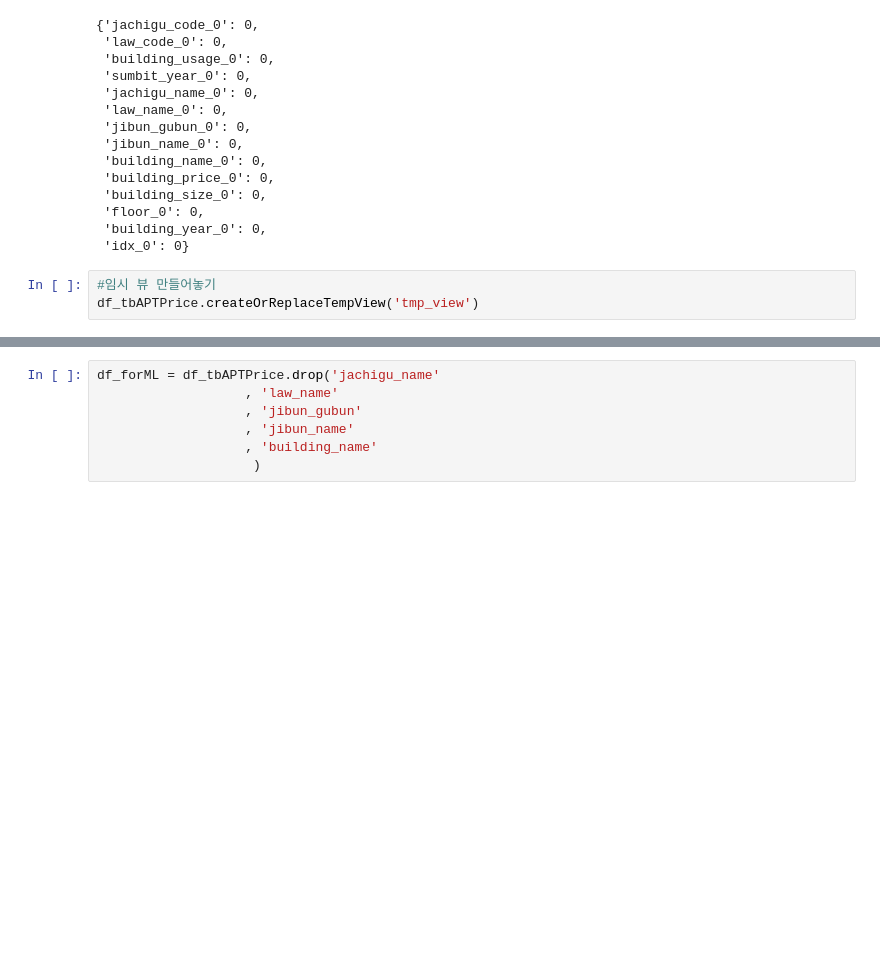
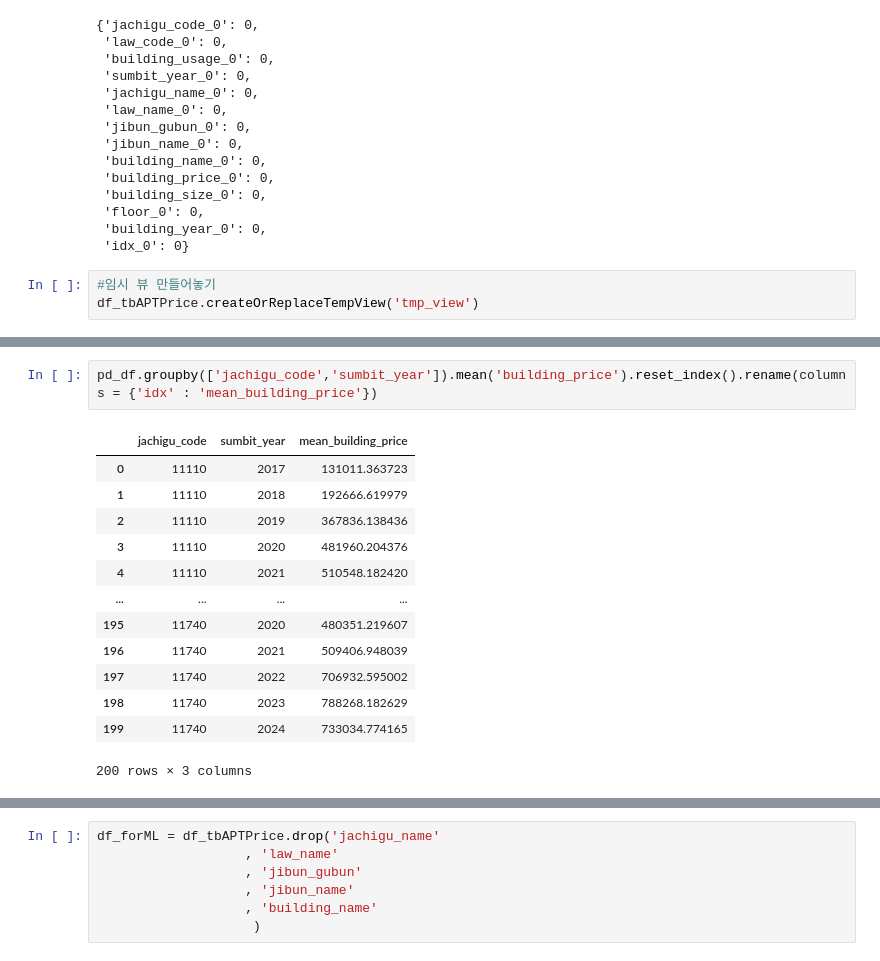
Before and after one commit to ZeroJoon2/aws_test, a Jupyter notebook: src/project/project_submit.ipynb, the cells around one changed output, grey strips where cells are left out. Saved outputs shown, nothing was run; the diff lists cells and outputs as text; blank space fills up the shorter version.

```diff
--- a/src/project/project_submit.ipynb
+++ b/src/project/project_submit.ipynb
@@ -447,0 +530,16 @@ df_tbAPTPrice.createOrReplaceTempView('tmp_view')
+# %%
+pd_df.groupby(['jachigu_code','sumbit_year']).mean('building_price').reset_index().rename(columns = {'idx' : 'mean_building_price'})
+# %% [output]
+|  | jachigu_code | sumbit_year | mean_building_price |
+| 0 | 11110 | 2017 | 131011.363723 |
+| 1 | 11110 | 2018 | 192666.619979 |
+| 2 | 11110 | 2019 | 367836.138436 |
+| 3 | 11110 | 2020 | 481960.204376 |
+| 4 | 11110 | 2021 | 510548.182420 |
+| ... | ... | ... | ... |
+| 195 | 11740 | 2020 | 480351.219607 |
+| 196 | 11740 | 2021 | 509406.948039 |
+| 197 | 11740 | 2022 | 706932.595002 |
+| 198 | 11740 | 2023 | 788268.182629 |
+| 199 | 11740 | 2024 | 733034.774165 |
+200 rows × 3 columns
```
Also changed, not shown: parts of 50 cells of this notebook, 3 other files.
